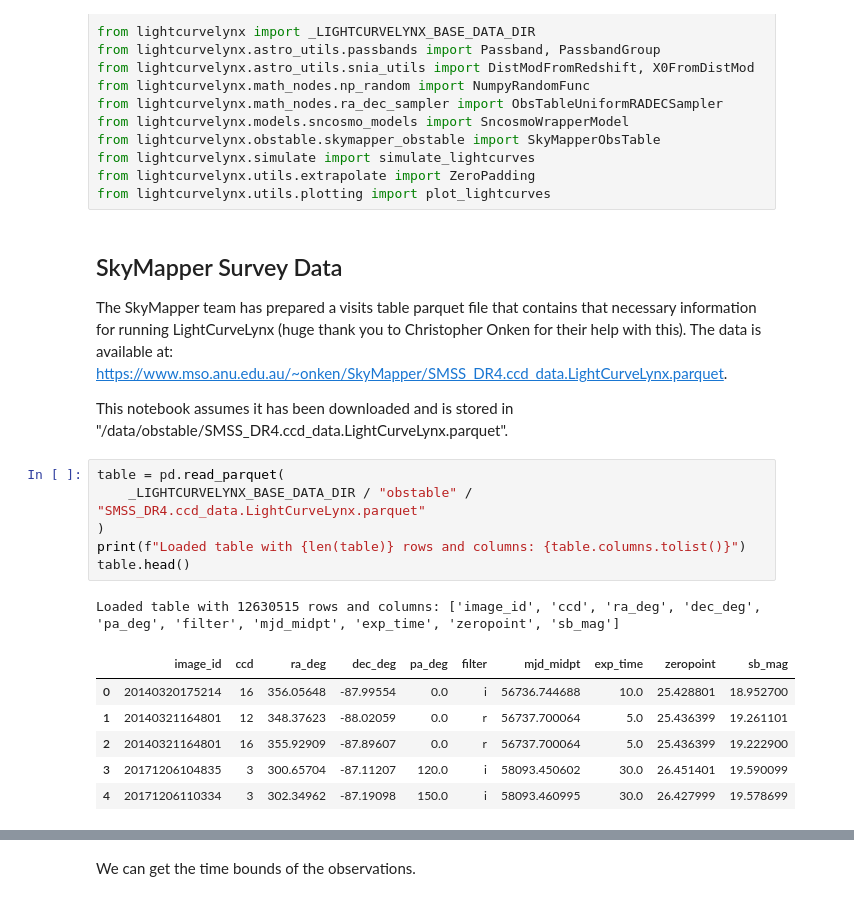
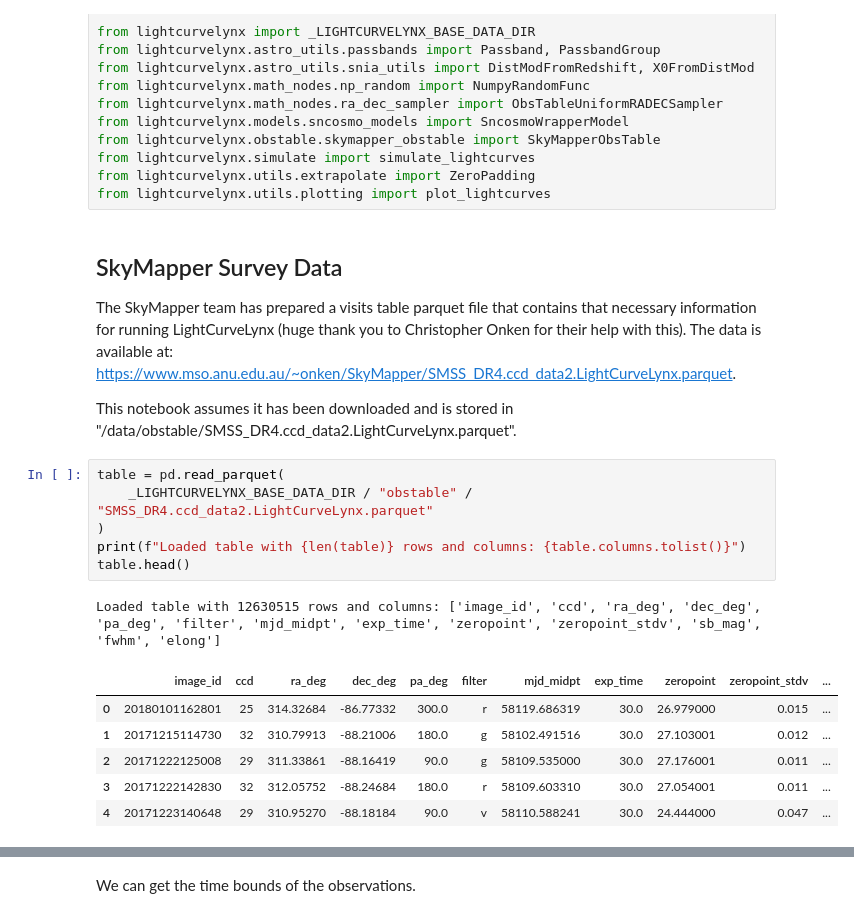
Before and after one commit to lincc-frameworks/lightcurvelynx, a Jupyter notebook: docs/notebooks/pre_executed/skymapper_example.ipynb, the cells around one changed output, grey strips where cells are left out. Saved outputs shown, nothing was run; the diff lists cells and outputs as text.

```diff
--- a/docs/notebooks/pre_executed/skymapper_example.ipynb
+++ b/docs/notebooks/pre_executed/skymapper_example.ipynb
@@ -20,23 +20,23 @@ from lightcurvelynx.utils.plotting import plot_lightcurves
 # %% [markdown]
 ## SkyMapper Survey Data
 
-The SkyMapper team has prepared a visits table parquet file that contains that necessary information for running LightCurveLynx (huge thank you to Christopher Onken for their help with this).  The data is available at: [https://www.mso.anu.edu.au/~onken/SkyMapper/SMSS_DR4.ccd_data.LightCurveLynx.parquet](https://www.mso.anu.edu.au/~onken/SkyMapper/SMSS_DR4.ccd_data.LightCurveLynx.parquet).
+The SkyMapper team has prepared a visits table parquet file that contains that necessary information for running LightCurveLynx (huge thank you to Christopher Onken for their help with this).  The data is available at: [https://www.mso.anu.edu.au/~onken/SkyMapper/SMSS_DR4.ccd_data2.LightCurveLynx.parquet](https://www.mso.anu.edu.au/~onken/SkyMapper/SMSS_DR4.ccd_data2.LightCurveLynx.parquet).
 
-This notebook assumes it has been downloaded and is stored in "/data/obstable/SMSS_DR4.ccd_data.LightCurveLynx.parquet".
+This notebook assumes it has been downloaded and is stored in "/data/obstable/SMSS_DR4.ccd_data2.LightCurveLynx.parquet".
 # %%
 table = pd.read_parquet(
-    _LIGHTCURVELYNX_BASE_DATA_DIR / "obstable" / "SMSS_DR4.ccd_data.LightCurveLynx.parquet"
+    _LIGHTCURVELYNX_BASE_DATA_DIR / "obstable" / "SMSS_DR4.ccd_data2.LightCurveLynx.parquet"
 )
 print(f"Loaded table with {len(table)} rows and columns: {table.columns.tolist()}")
 table.head()
 # %% [output]
-Loaded table with 12630515 rows and columns: ['image_id', 'ccd', 'ra_deg', 'dec_deg', 'pa_deg', 'filter', 'mjd_midpt', 'exp_time', 'zeropoint', 'sb_mag']
+Loaded table with 12630515 rows and columns: ['image_id', 'ccd', 'ra_deg', 'dec_deg', 'pa_deg', 'filter', 'mjd_midpt', 'exp_time', 'zeropoint', 'zeropoint_stdv', 'sb_mag', 'fwhm', 'elong']
-|  | image_id | ccd | ra_deg | dec_deg | pa_deg | filter | mjd_midpt | exp_time | zeropoint | sb_mag |
-| 0 | 20140320175214 | 16 | 356.05648 | -87.99554 | 0.0 | i | 56736.744688 | 10.0 | 25.428801 | 18.952700 |
-| 1 | 20140321164801 | 12 | 348.37623 | -88.02059 | 0.0 | r | 56737.700064 | 5.0 | 25.436399 | 19.261101 |
-| 2 | 20140321164801 | 16 | 355.92909 | -87.89607 | 0.0 | r | 56737.700064 | 5.0 | 25.436399 | 19.222900 |
-| 3 | 20171206104835 | 3 | 300.65704 | -87.11207 | 120.0 | i | 58093.450602 | 30.0 | 26.451401 | 19.590099 |
-| 4 | 20171206110334 | 3 | 302.34962 | -87.19098 | 150.0 | i | 58093.460995 | 30.0 | 26.427999 | 19.578699 |
+|  | image_id | ccd | ra_deg | dec_deg | pa_deg | filter | mjd_midpt | exp_time | zeropoint | zeropoint_stdv | ... |
+| 0 | 20180101162801 | 25 | 314.32684 | -86.77332 | 300.0 | r | 58119.686319 | 30.0 | 26.979000 | 0.015 | ... |
+| 1 | 20171215114730 | 32 | 310.79913 | -88.21006 | 180.0 | g | 58102.491516 | 30.0 | 27.103001 | 0.012 | ... |
+| 2 | 20171222125008 | 29 | 311.33861 | -88.16419 | 90.0 | g | 58109.535000 | 30.0 | 27.176001 | 0.011 | ... |
+| 3 | 20171222142830 | 32 | 312.05752 | -88.24684 | 180.0 | r | 58109.603310 | 30.0 | 27.054001 | 0.011 | ... |
+| 4 | 20171223140648 | 29 | 310.95270 | -88.18184 | 90.0 | v | 58110.588241 | 30.0 | 24.444000 | 0.047 | ... |
 # %% [markdown]
 The Skymapper visit table includes pointing information at the CCD level, including:
 
```
Also changed, not shown: parts of 4 cells of this notebook, 1 other file.
